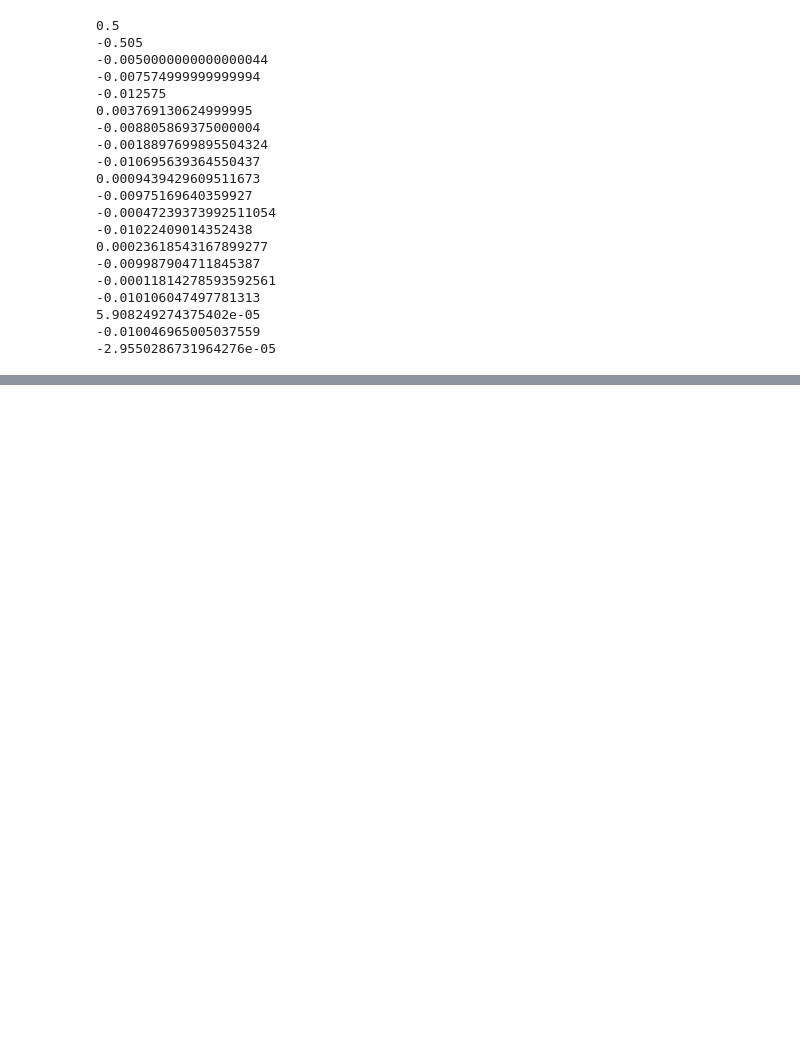
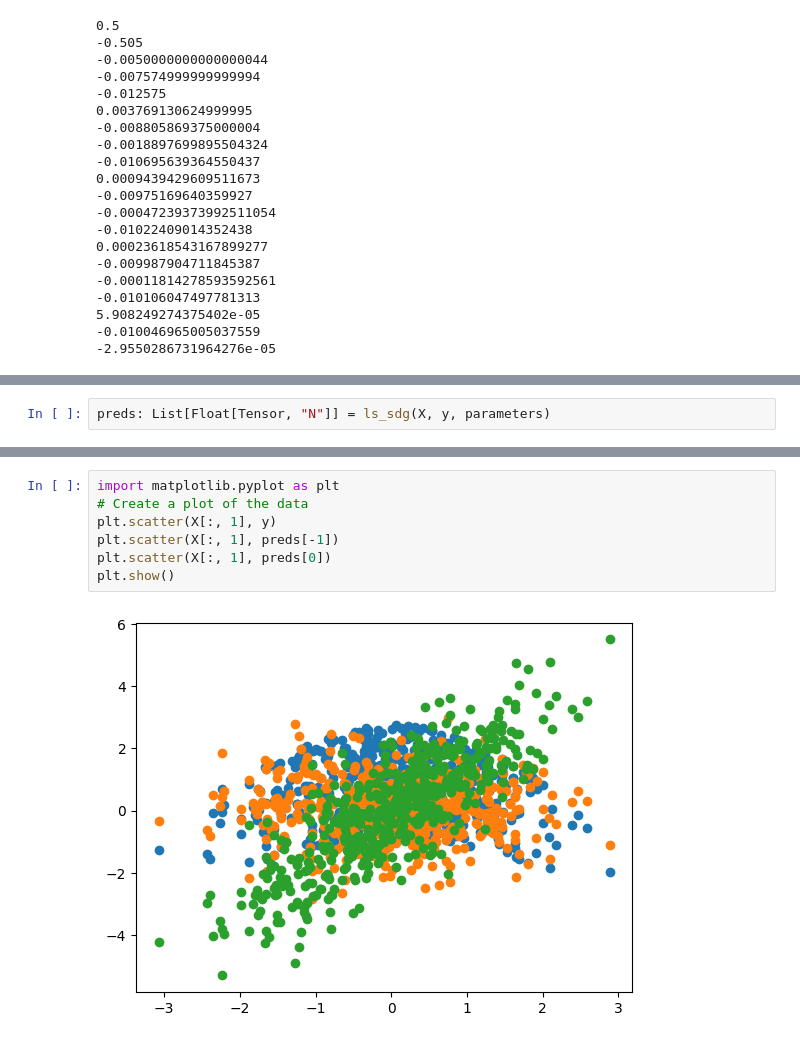
Before and after one commit to RobertoMav/auto-diff, a Jupyter notebook: torch/dot-prod.ipynb, the cells around one changed output, grey strips where cells are left out. Saved outputs shown, nothing was run; the diff lists cells and outputs as text; blank space fills up the shorter version.

```diff
--- a/torch/dot-prod.ipynb
+++ b/torch/dot-prod.ipynb
@@ -179,0 +176,2 @@ array([[ 3.17604541e+09, -1.26772695e+10],
+# %%
+preds: List[Float[Tensor, "N"]] = ls_sdg(X, y, parameters)
@@ -179,0 +196,9 @@ array([[ 3.17604541e+09, -1.26772695e+10],
+# %%
+import matplotlib.pyplot as plt
+# Create a plot of the data
+plt.scatter(X[:, 1], y)
+plt.scatter(X[:, 1], preds[-1])
+plt.scatter(X[:, 1], preds[0])
+plt.show()
+# %% [output]
+[figure, added]
```
Also changed, not shown: parts of 7 cells of this notebook.
